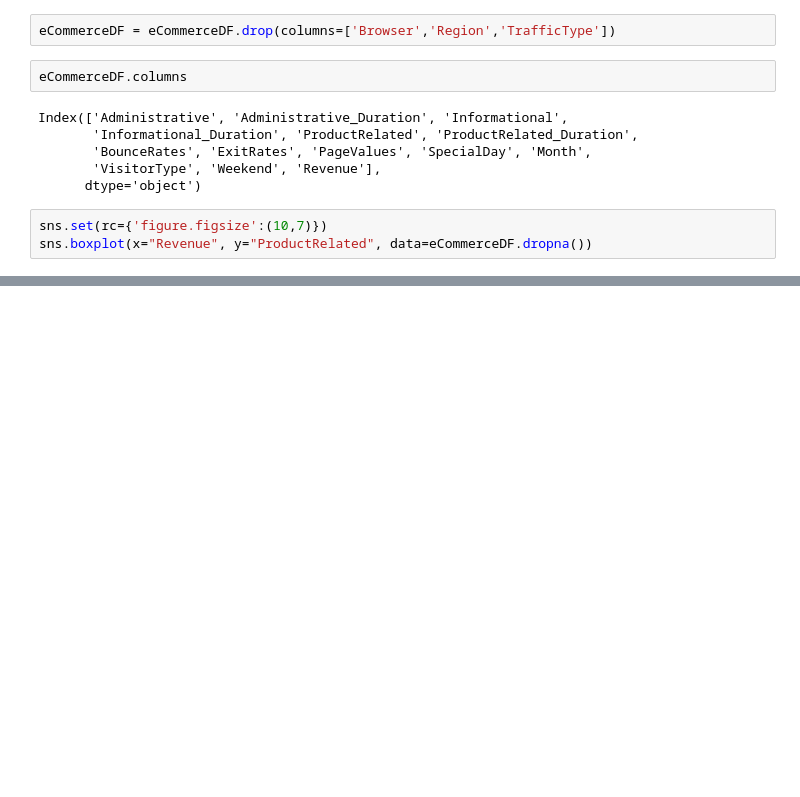
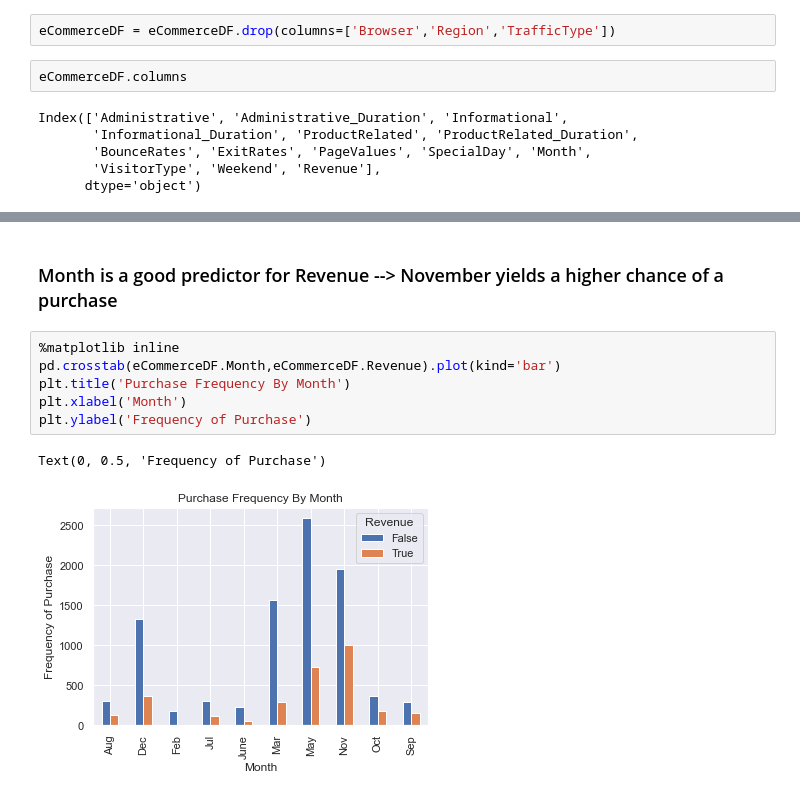
Before and after one commit to ivan-usd/panda-commerce, a Jupyter notebook: notebooks/ivanExploratoryNotebook.ipynb, the cells around one changed output, grey strips where cells are left out. Cells and saved outputs as stored; diff of their text form; blank space fills up the shorter version.

Commit message:
Adding prelim data cleaning

```diff
--- a/notebooks/ivanExploratoryNotebook.ipynb
+++ b/notebooks/ivanExploratoryNotebook.ipynb
@@ -240,6 +200,3 @@ Index(['Administrative', 'Administrative_Duration', 'Informational',
        'BounceRates', 'ExitRates', 'PageValues', 'SpecialDay', 'Month',
        'VisitorType', 'Weekend', 'Revenue'],
       dtype='object')
-# %%
-sns.set(rc={'figure.figsize':(10,7)})
-sns.boxplot(x="Revenue", y="ProductRelated", data=eCommerceDF.dropna())
@@ -266,0 +252,11 @@ plt.scatter(eCommerceDF['Administrative_Duration'],eCommerceDF['Administrative']
+# %% [markdown]
+### Month is a good predictor for Revenue -->  November yields a higher chance of a purchase
+# %%
+%matplotlib inline
+pd.crosstab(eCommerceDF.Month,eCommerceDF.Revenue).plot(kind='bar')
+plt.title('Purchase Frequency By Month')
+plt.xlabel('Month')
+plt.ylabel('Frequency of Purchase')
+# %% [output]
+Text(0, 0.5, 'Frequency of Purchase')
+[figure, added]
```
Also changed, not shown: parts of 33 cells of this notebook, 1 other file.
